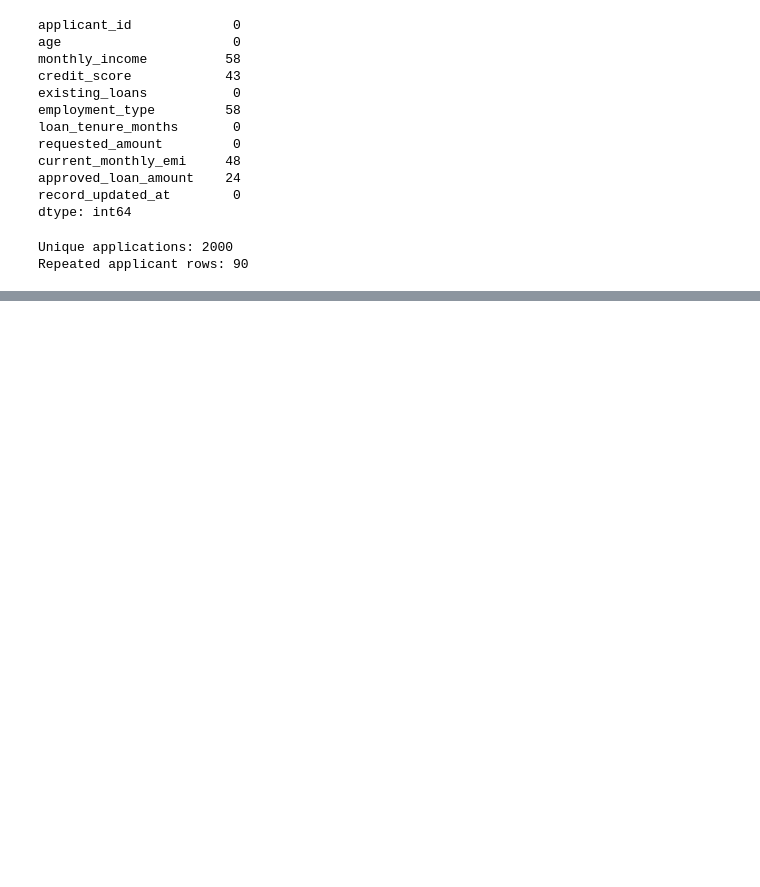
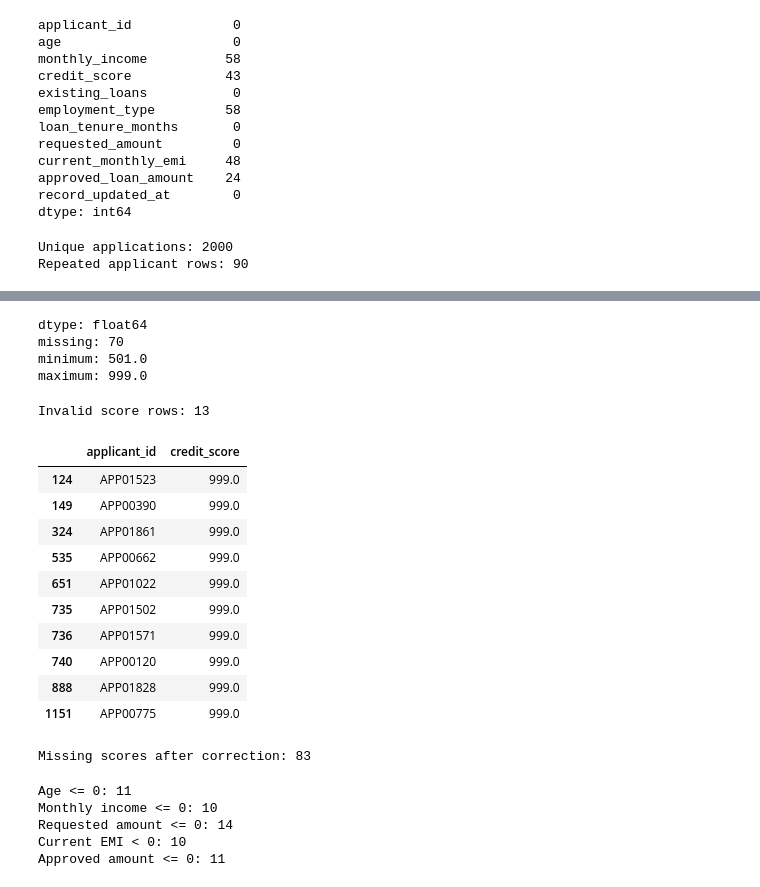
Before and after one commit to rashmi8kumari/loan-amount-prediction-linear-regression, a Jupyter notebook: loan_amount_prediction_linear_regression.ipynb, the cells around one changed output, grey strips where cells are left out. Saved outputs shown, nothing was run; the diff lists cells and outputs as text; code cells hidden in the pictures; blank space fills up the shorter version.

```diff
--- a/loan_amount_prediction_linear_regression.ipynb
+++ b/loan_amount_prediction_linear_regression.ipynb
@@ -63,0 +109,12 @@ Repeated applicant rows: 90
+# %%
+df["record_updated_at"] = pd.to_datetime(df["record_updated_at"])
+
+df = (
+    df.sort_values("record_updated_at")
+    .drop_duplicates(subset="applicant_id", keep="last")
+    .reset_index(drop=True)
+)
+
+print("Rows after duplication:", len(df))
+print("Unique applicants:", df["applicant_id"].nunique())
+print("Repeated IDs:", df.duplicated("applicant_id").sum())
@@ -63,0 +161,19 @@ Repeated applicant rows: 90
+# %%
+amount_cols = [
+    "monthly_income",
+    "requested_amount",
+    "current_monthly_emi",
+    "approved_loan_amount"
+]
+
+for col in amount_cols:
+    cleaned = (
+        df[col].astype("string")
+               .str.replace("₹", "", regex=False)
+               .str.replace(",", "", regex=False)
+               .str.strip()
+    )
+    df[col] = pd.to_numeric(cleaned, errors="coerce")
+
+print(df[amount_cols].dtypes)
+print(df[amount_cols].isna().sum())
@@ -63,0 +191,47 @@ Repeated applicant rows: 90
+# %%
+df["credit_score"] = pd.to_numeric(df["credit_score"], errors="coerce")
+
+print("dtype:", df["credit_score"].dtype)
+print("missing:", df["credit_score"].isna().sum())
+print("minimum:", df["credit_score"].min())
+print("maximum:", df["credit_score"].max())
+# %% [output]
+dtype: float64
+missing: 70
+minimum: 501.0
+maximum: 999.0
+# %%
+invalid_score = df["credit_score"].notna() & ~df["credit_score"].between(500, 850)
+
+print("Invalid score rows:", invalid_score.sum())
+display(df.loc[invalid_score, ["applicant_id", "credit_score"]].head(10))
+# %% [output]
+Invalid score rows: 13
+|  | applicant_id | credit_score |
+| 124 | APP01523 | 999.0 |
+| 149 | APP00390 | 999.0 |
+| 324 | APP01861 | 999.0 |
+| 535 | APP00662 | 999.0 |
+| 651 | APP01022 | 999.0 |
+| 735 | APP01502 | 999.0 |
+| 736 | APP01571 | 999.0 |
+| 740 | APP00120 | 999.0 |
+| 888 | APP01828 | 999.0 |
+| 1151 | APP00775 | 999.0 |
+# %%
+df.loc[invalid_score, "credit_score"] = np.nan
+print("Missing scores after correction:", df["credit_score"].isna().sum())
+# %% [output]
+Missing scores after correction: 83
+# %%
+print("Age <= 0:", (df["age"] <= 0).sum())
+print("Monthly income <= 0:", (df["monthly_income"] <= 0).sum())
+print("Requested amount <= 0:", (df["requested_amount"] <= 0).sum())
+print("Current EMI < 0:", (df["current_monthly_emi"] < 0).sum())
+print("Approved amount <= 0:", (df["approved_loan_amount"] <= 0).sum())
+# %% [output]
+Age <= 0: 11
+Monthly income <= 0: 10
+Requested amount <= 0: 14
+Current EMI < 0: 10
+Approved amount <= 0: 11
```
Also changed, not shown: parts of 19 cells of this notebook.
